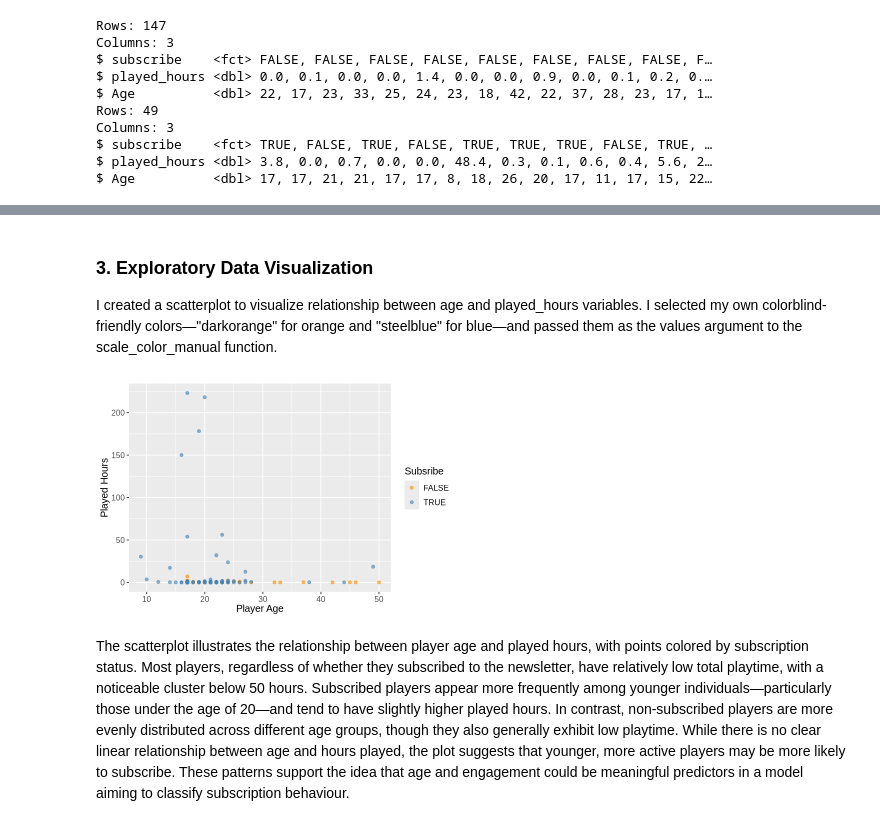
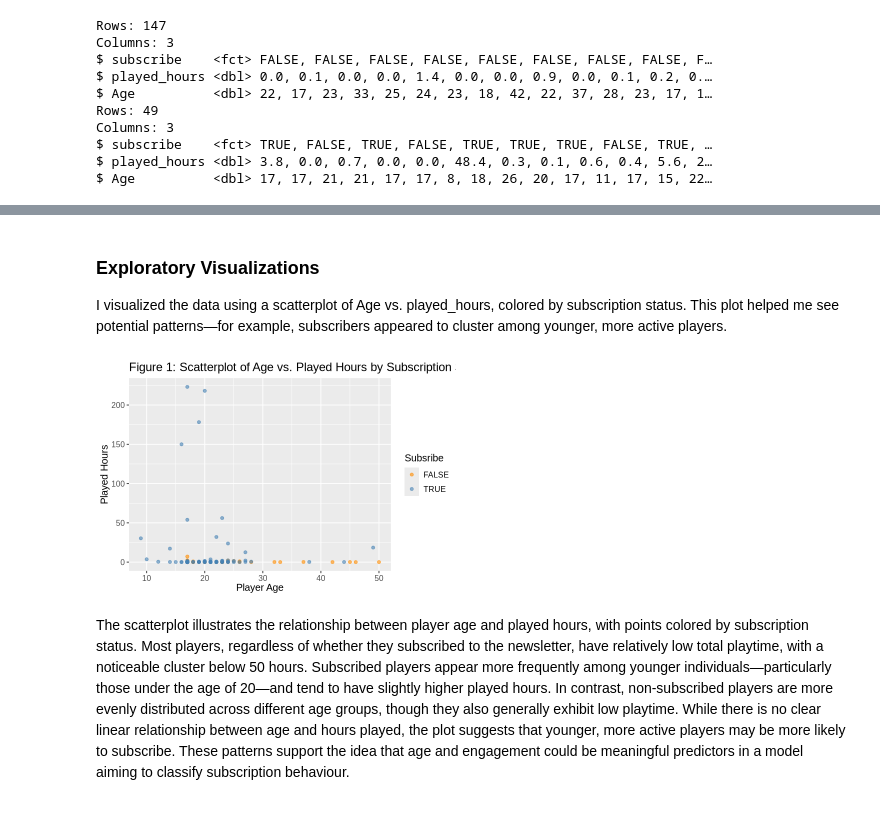
Before and after one commit to victoriazhou111/dsci-100-project, a Jupyter notebook: project_report.ipynb, the cells around one changed output, grey strips where cells are left out. Drawn from its saved outputs; the diff is of its cells as text; code cells hidden in the pictures.

```diff
--- a/project_report.ipynb
+++ b/project_report.ipynb
@@ -169,19 +173,20 @@ A tibble: 2 × 3
 # %% [markdown]
-### 3. Exploratory Data Visualization
-I created a scatterplot to visualize relationship between age and played_hours variables. I selected my own colorblind-friendly colors—"darkorange" for orange and "steelblue" for blue—and passed them as the values argument to the scale_color_manual function.
+### Exploratory Visualizations
+I visualized the data using a scatterplot of Age vs. played_hours, colored by subscription status. This plot helped me see potential patterns—for example, subscribers appeared to cluster among younger, more active players.
 # %%
 options(repr.plot.width = 6, repr.plot.height = 4)
 exploratory_plot<-ggplot(players_training, aes(x = Age, y = played_hours,color=subscribe)) +
   geom_point(alpha = 0.6) +
   labs(x = "Player Age",
        y = "Played Hours",
        color = "Subsribe") +
+ggtitle("Figure 1: Scatterplot of Age vs. Played Hours by Subscription Status") +
   scale_color_manual(values = c("darkorange", "steelblue")) +
   theme(text = element_text(size = 12))
 
 exploratory_plot
 # %% [output]
-[figure, old version]
+[figure, new version]
 # %% [markdown]
 The scatterplot illustrates the relationship between player age and played hours, with points colored by subscription status. Most players, regardless of whether they subscribed to the newsletter, have relatively low total playtime, with a noticeable cluster below 50 hours. Subscribed players appear more frequently among younger individuals—particularly those under the age of 20—and tend to have slightly higher played hours. In contrast, non-subscribed players are more evenly distributed across different age groups, though they also generally exhibit low playtime. While there is no clear linear relationship between age and hours played, the plot suggests that younger, more active players may be more likely to subscribe. These patterns support the idea that age and engagement could be meaningful predictors in a model aiming to classify subscription behaviour.
 # %% [markdown]
```
Also changed, not shown: parts of 23 cells of this notebook.
